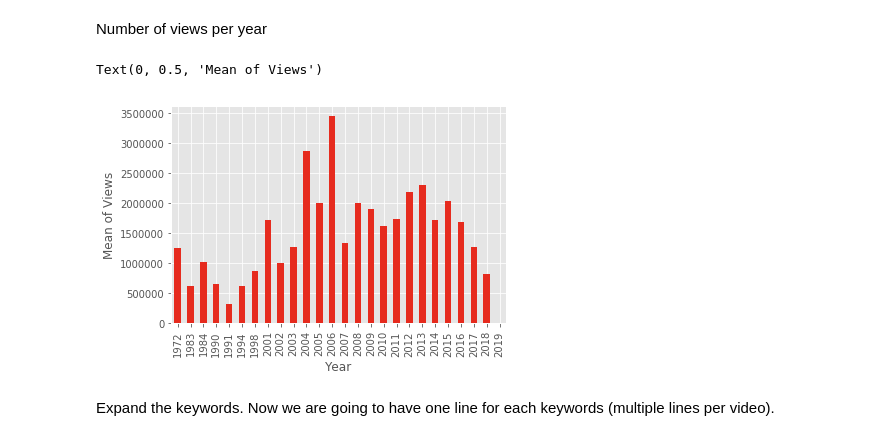
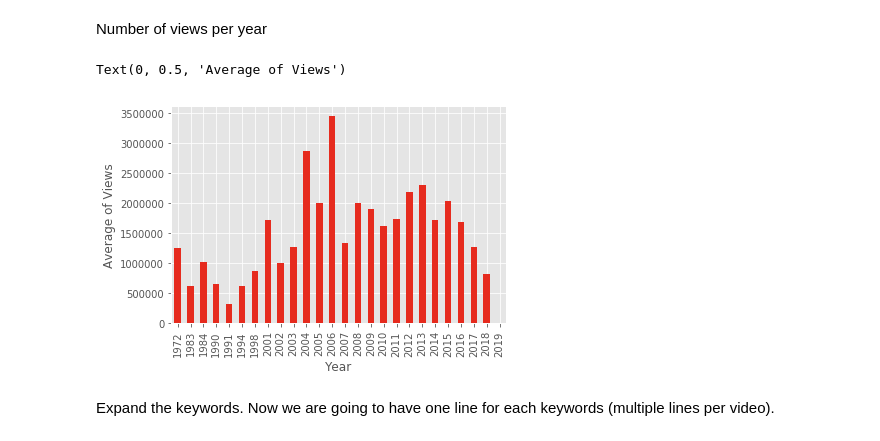
Before and after one commit to tstellamaris/WebScrapingProject, a Jupyter notebook: data_analysis.ipynb, the cells around one changed output. Saved outputs shown, nothing was run; the diff lists cells and outputs as text; code cells hidden in the pictures.

```diff
--- a/data_analysis.ipynb
+++ b/data_analysis.ipynb
@@ -58,11 +58,11 @@ Number of views per year
 # %%
 year_views = dt_frame.groupby(['year'])[['views']].mean().reset_index()
 year_views.plot(kind='bar',x='year', y='views', color = '#E62B1E', legend=False)
 plt.xlabel('Year')
-plt.ylabel('Mean of Views')
+plt.ylabel('Average of Views')
 # %% [output]
-Text(0, 0.5, 'Mean of Views')
+Text(0, 0.5, 'Average of Views')
-[figure, old version]
+[figure, new version]
 # %% [markdown]
 Expand the keywords. Now we are going to have one line for each keywords (multiple lines per video).
 # %%
```
Also changed, not shown: parts of 3 cells of this notebook.
